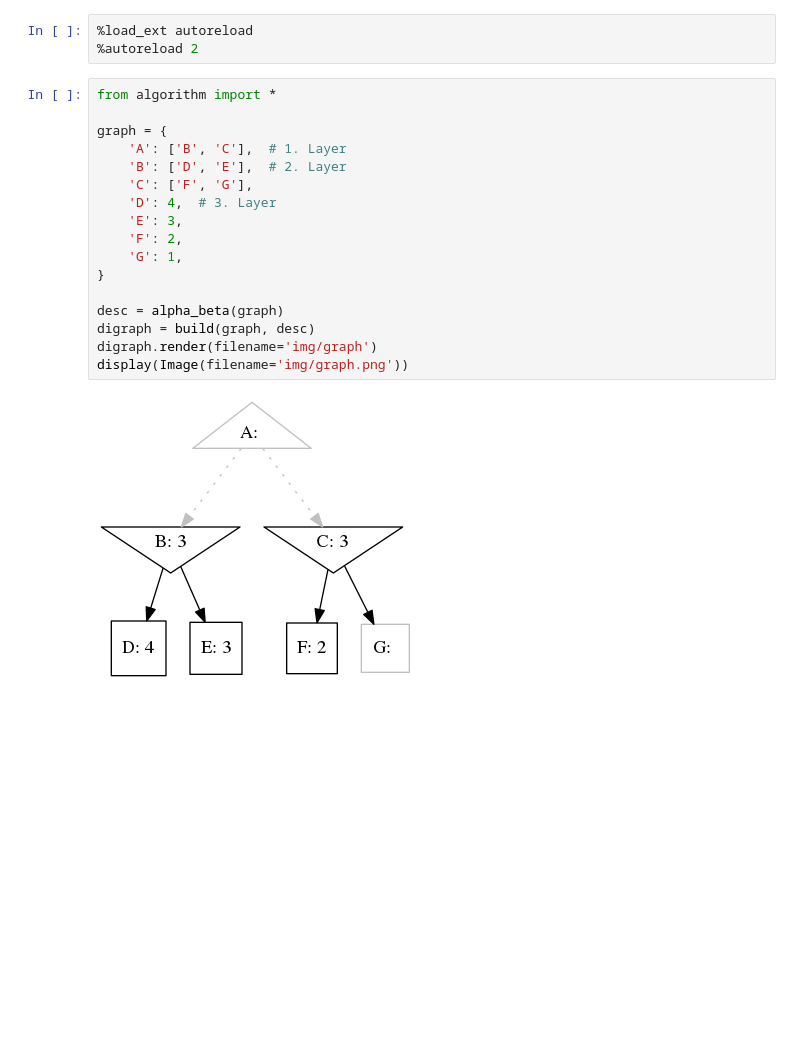
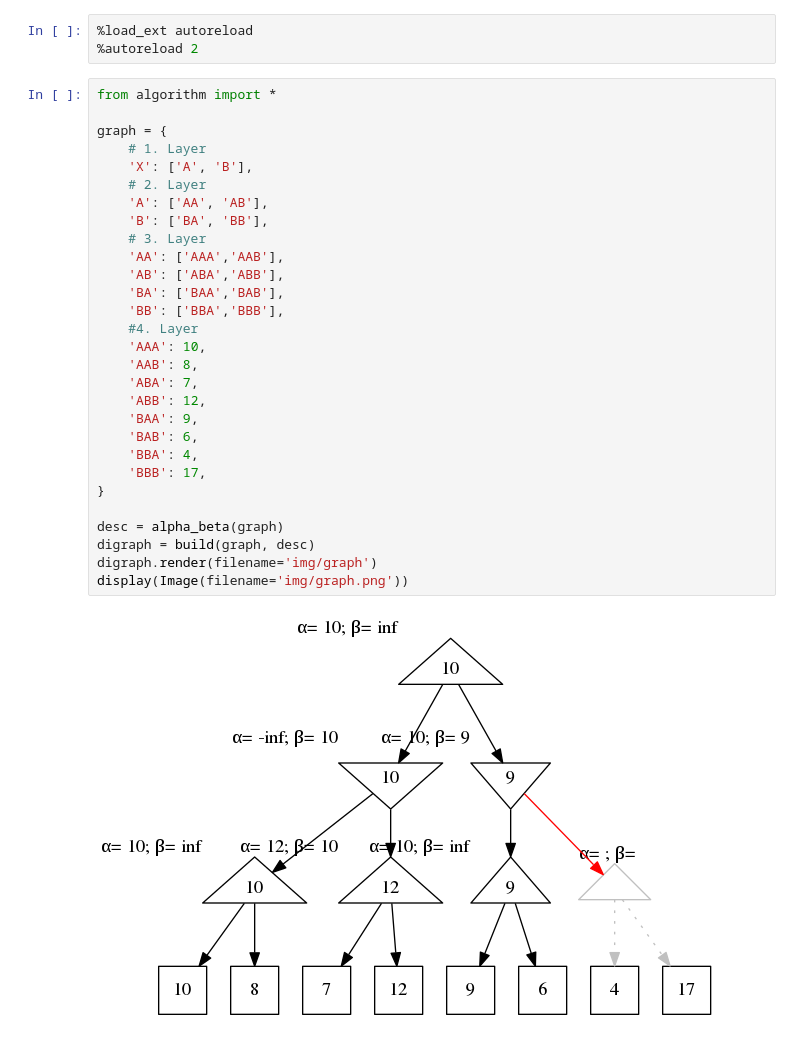
Before and after one commit to Mufas61/alpha-beta-pruning, a Jupyter notebook: graphviz.ipynb, the cells around one changed output. Cells and saved outputs as stored; diff of their text form; blank space fills up the shorter version.

Commit message:
corrected graph visualization

```diff
--- a/graphviz.ipynb
+++ b/graphviz.ipynb
@@ -33,19 +33,31 @@ display(Image(filename='img/g2.png'))
 # %%
 from algorithm import *
 
 graph = {
-    'A': ['B', 'C'],  # 1. Layer
-    'B': ['D', 'E'],  # 2. Layer
-    'C': ['F', 'G'],
-    'D': 4,  # 3. Layer
-    'E': 3,
-    'F': 2,
-    'G': 1,
+    # 1. Layer
+    'X': ['A', 'B'],
+    # 2. Layer
+    'A': ['AA', 'AB'],
+    'B': ['BA', 'BB'],
+    # 3. Layer
+    'AA': ['AAA','AAB'],
+    'AB': ['ABA','ABB'],
+    'BA': ['BAA','BAB'],
+    'BB': ['BBA','BBB'],
+    #4. Layer
+    'AAA': 10,
+    'AAB': 8,
+    'ABA': 7,
+    'ABB': 12,
+    'BAA': 9,
+    'BAB': 6,
+    'BBA': 4,
+    'BBB': 17,
 }
 
 desc = alpha_beta(graph)
 digraph = build(graph, desc)
 digraph.render(filename='img/graph')
 display(Image(filename='img/graph.png'))
 # %% [output]
-[figure, old version]
+[figure, new version]
```
Also changed, not shown: 2 other files.
